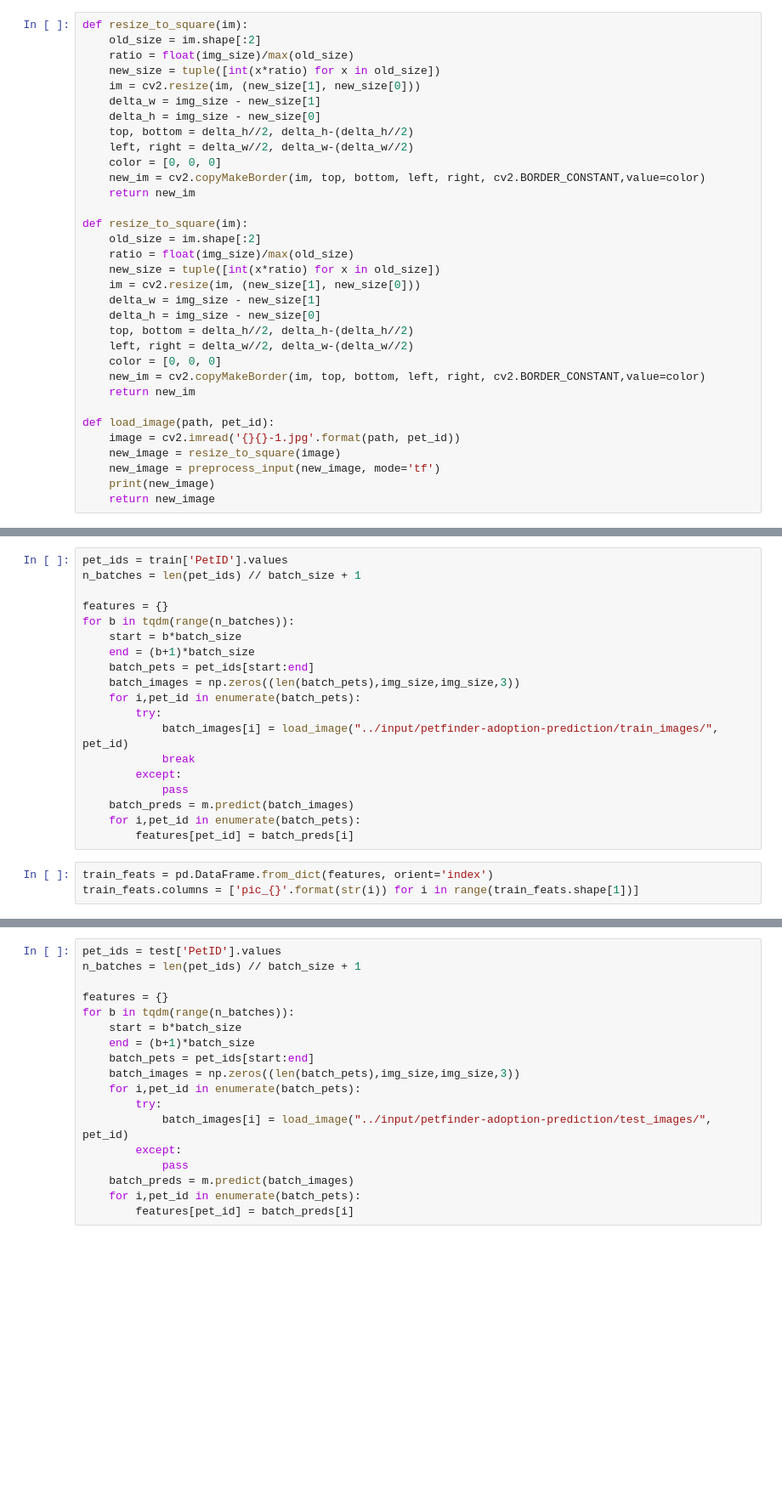
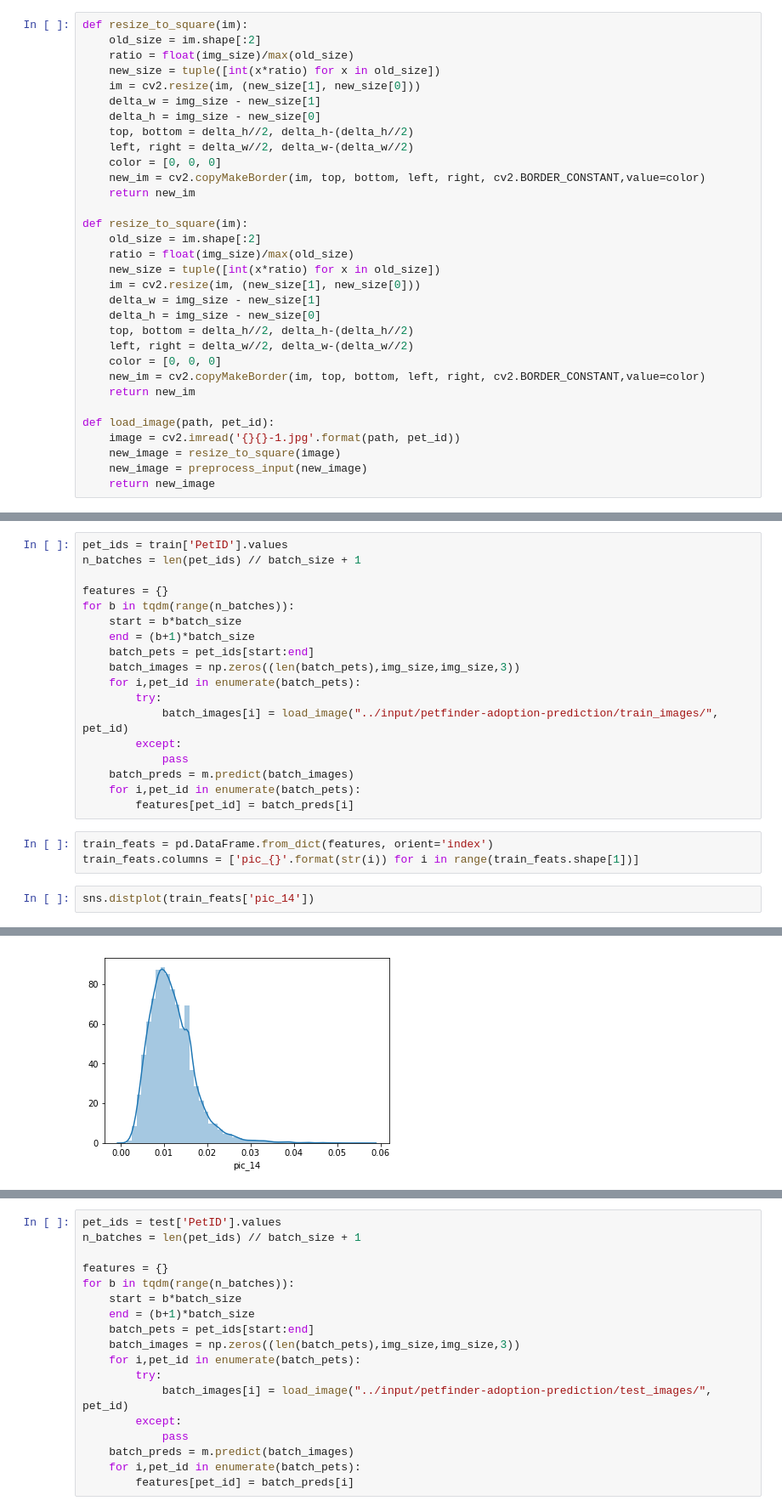
Before and after one commit to ryangoy/kaggle, a Jupyter notebook: pet/notebooks/baseline_lgb.ipynb, the cells around one changed output, grey strips where cells are left out. Shown at 85% size. Cells and saved outputs as stored; diff of their text form; blank space fills up the shorter version.

```diff
--- a/pet/notebooks/baseline_lgb.ipynb
+++ b/pet/notebooks/baseline_lgb.ipynb
@@ -744,8 +744,7 @@ def resize_to_square(im):
 def load_image(path, pet_id):
     image = cv2.imread('{}{}-1.jpg'.format(path, pet_id))
     new_image = resize_to_square(image)
-    new_image = preprocess_input(new_image, mode='tf')
-    print(new_image)
+    new_image = preprocess_input(new_image)
     return new_image
 # %%
 inp = Input((256,256,3))
@@ -772,7 +771,6 @@ for b in tqdm(range(n_batches)):
     for i,pet_id in enumerate(batch_pets):
         try:
             batch_images[i] = load_image("../input/petfinder-adoption-prediction/train_images/", pet_id)
-            break
         except:
             pass
     batch_preds = m.predict(batch_images)
@@ -781,3 +779,6 @@ for b in tqdm(range(n_batches)):
 # %%
 train_feats = pd.DataFrame.from_dict(features, orient='index')
 train_feats.columns = ['pic_{}'.format(str(i)) for i in range(train_feats.shape[1])]
+# %%
+sns.distplot(train_feats['pic_14'])
+# %% [output]
@@ -783,0 +786 @@ train_feats.columns = ['pic_{}'.format(str(i)) for i in range(train_feats.shape[
+[figure, added]
```
Also changed, not shown: parts of 3 cells of this notebook, 5 other files.
